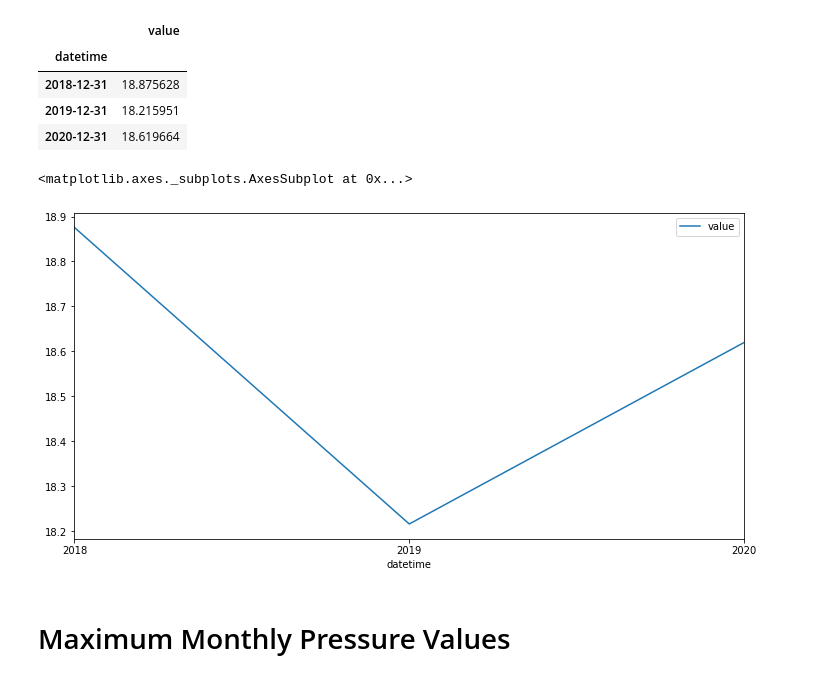
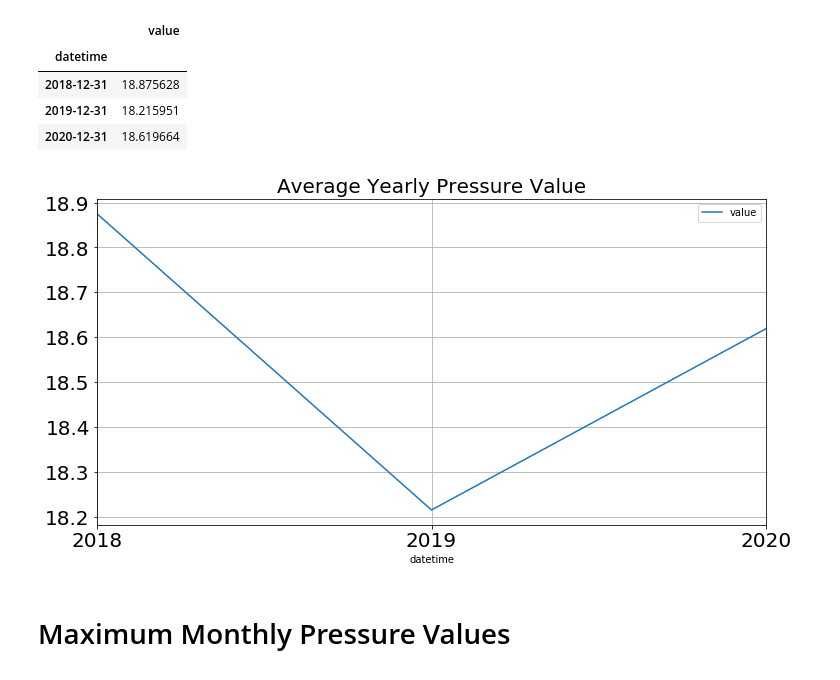
Before and after one commit to Mihryam/UnsupervisedTimeSeries_AnomalyDetection, a Jupyter notebook: Data_Exploration.ipynb, the cells around one changed output. Cells and saved outputs as stored; diff of their text form; code cells hidden in the pictures.

```diff
--- a/Data_Exploration.ipynb
+++ b/Data_Exploration.ipynb
@@ -36,5 +40,7 @@ Text(0.5, 1.0, 'Time Series of Value by DateTime')
 # %%
 Data = Data.set_index('datetime')
+# %%
+Data.drop('timestamp', axis = 1, inplace = True)
 # %%
 Data.head()
 # %% [output]
@@ -86,10 +94,11 @@ Data.resample(rule='A').mean()
 | 2019-12-31 | 18.215951 |
 | 2020-12-31 | 18.619664 |
 # %%
-Data.resample(rule='A').mean().plot(kind = 'line', figsize = (12,6))
+Data.resample(rule='A').mean().plot(kind = 'line', figsize = (12,6), fontsize = 20)
+plt.title('Average Yearly Pressure Value', fontsize = 20)
+plt.grid()
 # %% [output]
-<matplotlib.axes._subplots.AxesSubplot at 0x...>
-[figure, old version]
+[figure, new version]
 # %% [markdown]
 # Maximum Monthly Pressure Values
 # %%
```
Also changed, not shown: parts of 8 cells of this notebook.
